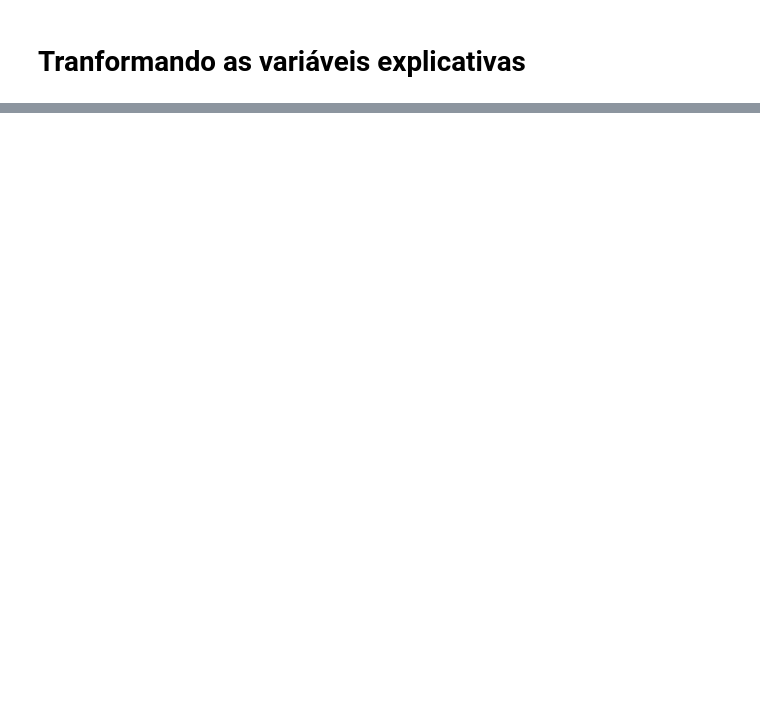
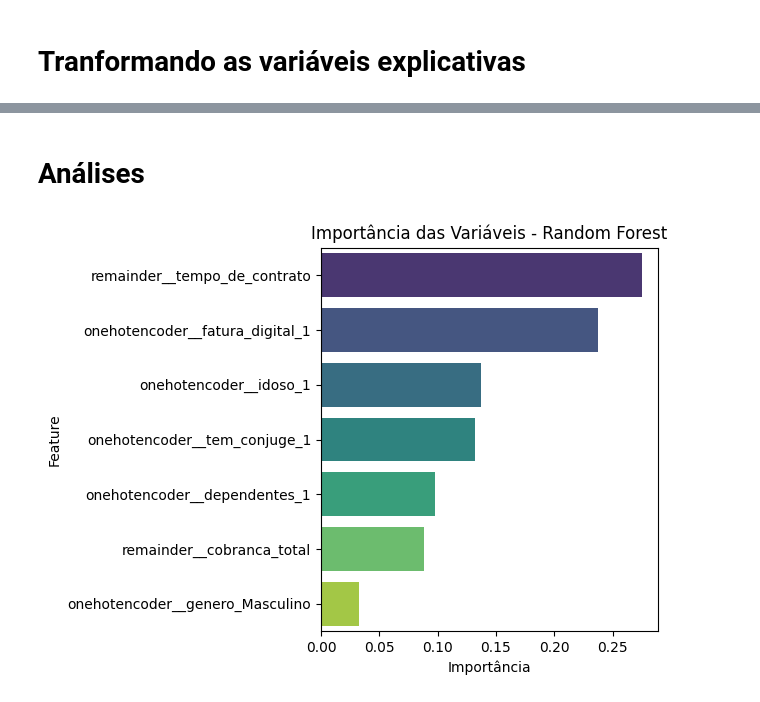
Before and after one commit to emilibohrer/telecom-x_parte2, a Jupyter notebook: telecom-x_BR.ipynb, the cells around one changed output, grey strips where cells are left out. Saved outputs shown, nothing was run; the diff lists cells and outputs as text; code cells hidden in the pictures; blank space fills up the shorter version.

Commit message:
Aplicando normalização e balanceamento. Criação de modelos

```diff
--- a/telecom-x_BR.ipynb
+++ b/telecom-x_BR.ipynb
@@ -108,0 +192,7 @@ pd.DataFrame(x, columns = one_hot.get_feature_names_out(colunas))
+# %%
+colunas_numericas = ["remainder__tempo_de_contrato", "remainder__cobranca_total"]
+# %%
+norm = StandardScaler()
+
+x_normalizado = norm.fit_transform(x[colunas_numericas])
+x[colunas_numericas] = x_normalizado
@@ -108,0 +234,13 @@ pd.DataFrame(x, columns = one_hot.get_feature_names_out(colunas))
+# %%
+percent_teste = 0.3
+SEED = 42
+
+x_treino_norm, x_teste_norm, y_treino_norm, y_teste_norm = train_test_split(
+    x_normalizado, y_normalizado, stratify=y, test_size=percent_teste, random_state=SEED
+)
+x_treino_bal, x_teste_bal, y_treino_bal, y_teste_bal = train_test_split(
+    x, y, stratify=y, test_size=percent_teste, random_state=SEED
+)
+
+print(f"Divisão dos dados: {int(percent_teste*100)}% para teste e {int(100 - percent_teste*100)}% para treino")
+print("TREINO: %d elementos \n TESTE: %d elementos"% (len(x_treino_norm), len(x_teste_norm)))
@@ -108,0 +306,5 @@ pd.DataFrame(x, columns = one_hot.get_feature_names_out(colunas))
+# %%
+modelo_rf = RandomForestClassifier(random_state=42, max_depth=5)
+modelo_rf.fit(x_treino_bal, y_treino_bal)
+y_pred_rf = modelo_rf.predict(x_teste_bal)
+y_proba_rf = modelo_rf.predict_proba(x_teste_bal)[:, 1]
@@ -108,0 +340,21 @@ pd.DataFrame(x, columns = one_hot.get_feature_names_out(colunas))
+# %% [markdown]
+# Análises
+# %%
+variaveis_importantes = pd.DataFrame(
+    {"Feature": x.columns, "Importância": modelo_rf.feature_importances_}
+)
+variaveis_importantes.sort_values(by="Importância", ascending=False, inplace=True)
+
+sns.barplot(
+    data=variaveis_importantes,
+    x="Importância",
+    y="Feature",
+    hue="Feature",
+    palette="viridis",
+    legend=False,
+)
+plt.title("Importância das Variáveis - Random Forest")
+plt.tight_layout()
+plt.show()
+# %% [output]
+[figure, added]
```
Also changed, not shown: parts of 35 cells of this notebook.
